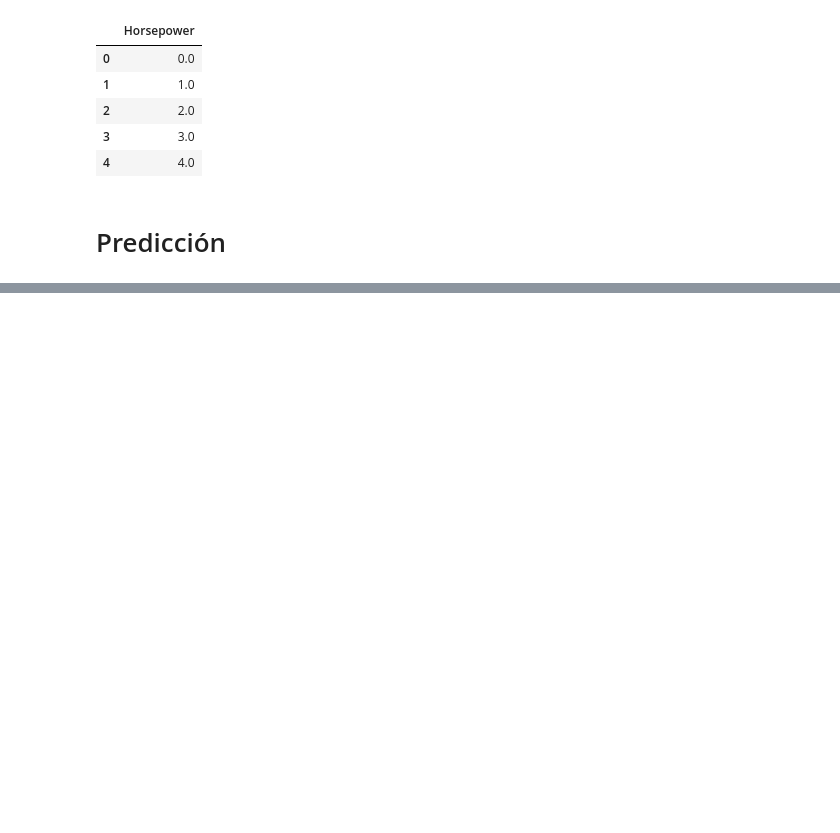
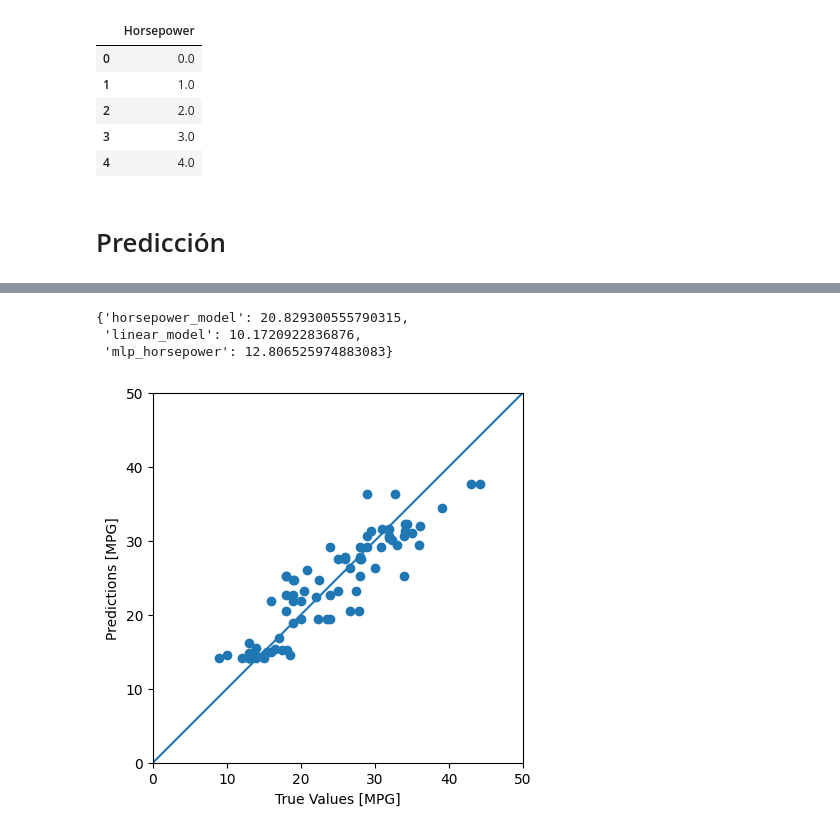
Before and after one commit to 2026-2-predictiva/std-andres-stevens-arrieta-munoz, a Jupyter notebook: PRE_02_regresion_basica/notebooks/notebook.ipynb, the cells around one changed output, grey strips where cells are left out. Cells and saved outputs as stored; diff of their text form; code cells hidden in the pictures; blank space fills up the shorter version.

```diff
--- a/PRE_02_regresion_basica/notebooks/notebook.ipynb
+++ b/PRE_02_regresion_basica/notebooks/notebook.ipynb
@@ -219,0 +317,20 @@ plot_horsepower(x, y)
+# %%
+y_pred = mlp_horsepower.predict(standarized_test_horsepower)
+
+test_results["mlp_horsepower"] = mean_squared_error(
+    y_true=test_labels,
+    y_pred=y_pred,
+)
+
+test_results
+# %% [output]
+{'horsepower_model': 20.829300555790315,
+ 'linear_model': 10.1720922836876,
+ 'mlp_horsepower': 12.806525974883083}
+# %%
+plot_predictions(
+    y_true=test_labels,
+    y_pred=mlp_horsepower.predict(standarized_test_horsepower),
+)
+# %% [output]
+[figure, added]
```
Also changed, not shown: parts of 16 cells of this notebook, 2 other files.
